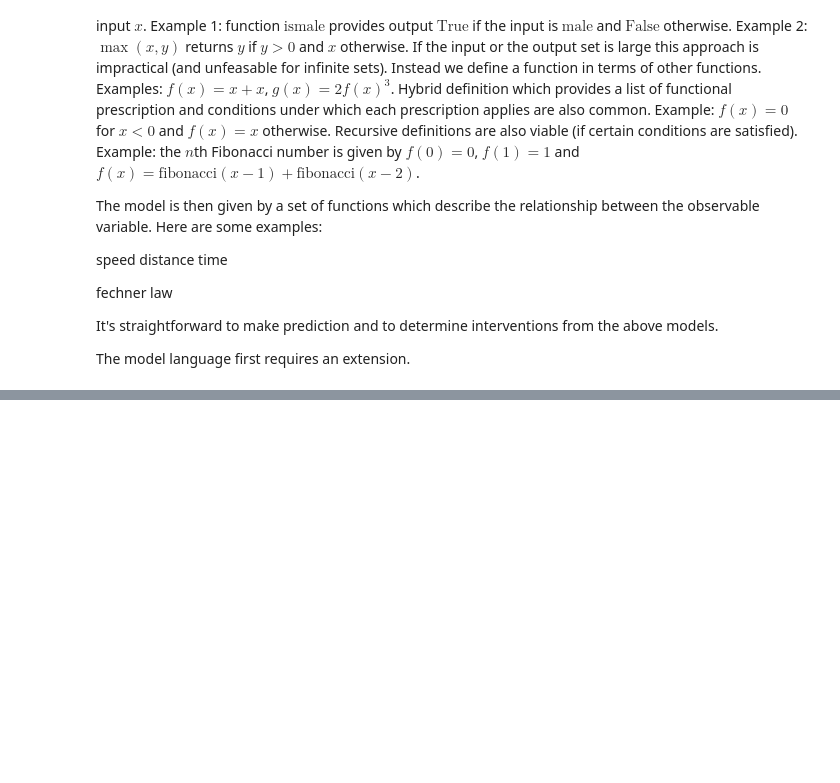
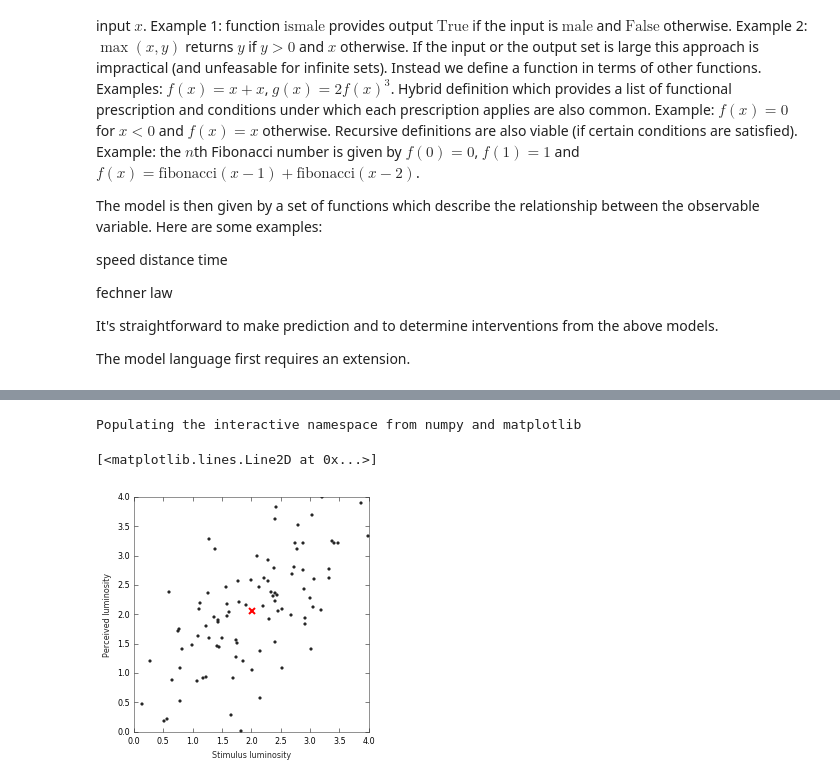
Before and after one commit to simkovic/QMFPR, a Jupyter notebook: ch2.ipynb, the cells around one changed output, grey strips where cells are left out. Cells and saved outputs as stored; diff of their text form; code cells hidden in the pictures; blank space fills up the shorter version.

```diff
--- a/ch2.ipynb
+++ b/ch2.ipynb
@@ -28,0 +37,15 @@ multiple function argument, Linear algebra, vectors, matrices
+# %%
+%pylab inline
+np.random.seed(2)
+d=np.random.multivariate_normal([2,2],[[1,0.7],[0.7,1]],size=100)
+plt.plot(d[:,0],d[:,1],'.')
+plt.xlabel('Stimulus luminosity')
+plt.ylabel('Perceived luminosity')
+plt.xlim([0,4]);plt.ylim([0,4])
+plt.gca().set_aspect(1)
+plt.grid(False)
+plt.plot(d[:,0].mean(),d[:,1].mean(),'xr',mew=2)
+# %% [output]
+Populating the interactive namespace from numpy and matplotlib
+[<matplotlib.lines.Line2D at 0x...>]
+[figure, added]
```
Also changed, not shown: parts of 9 cells of this notebook.
